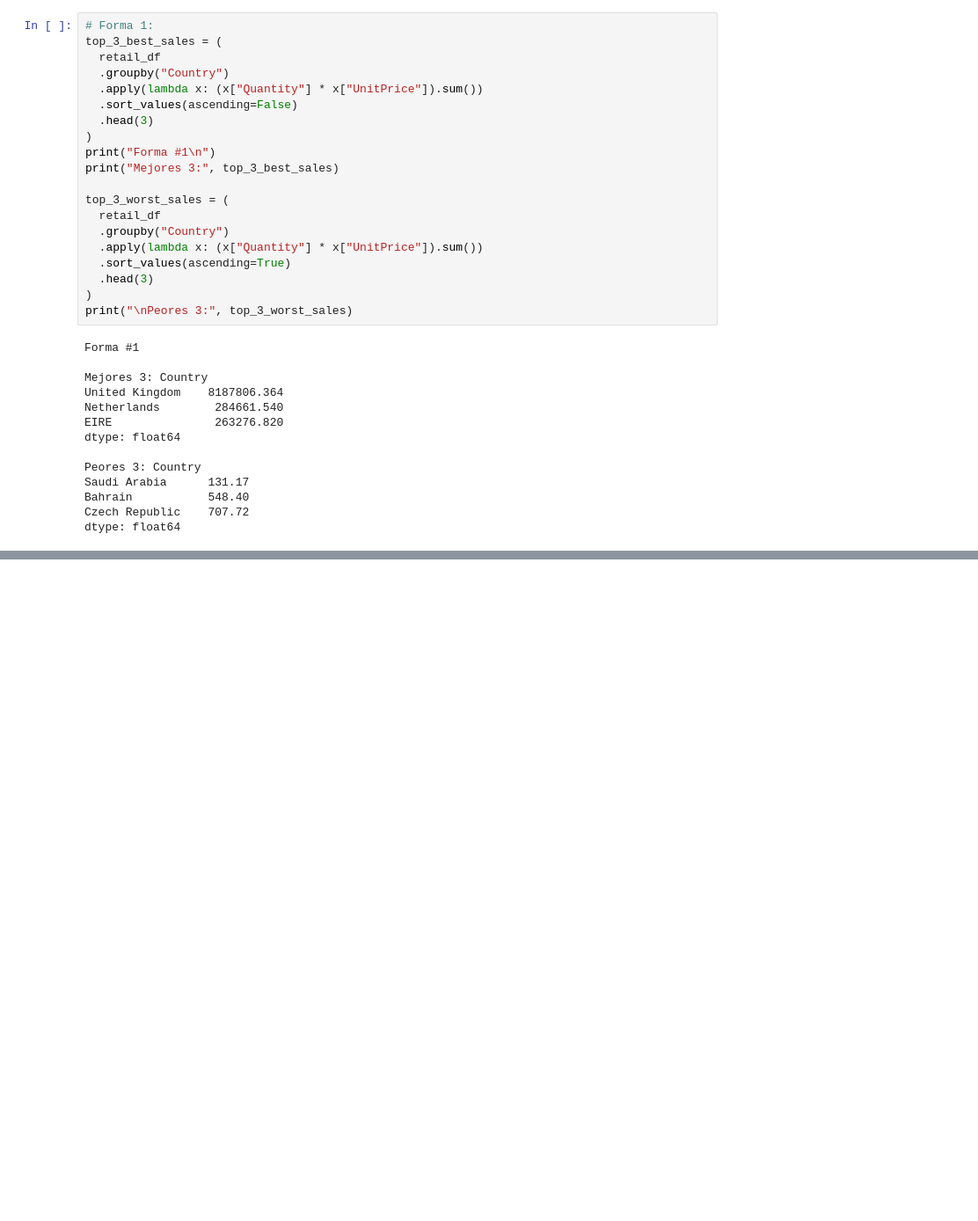
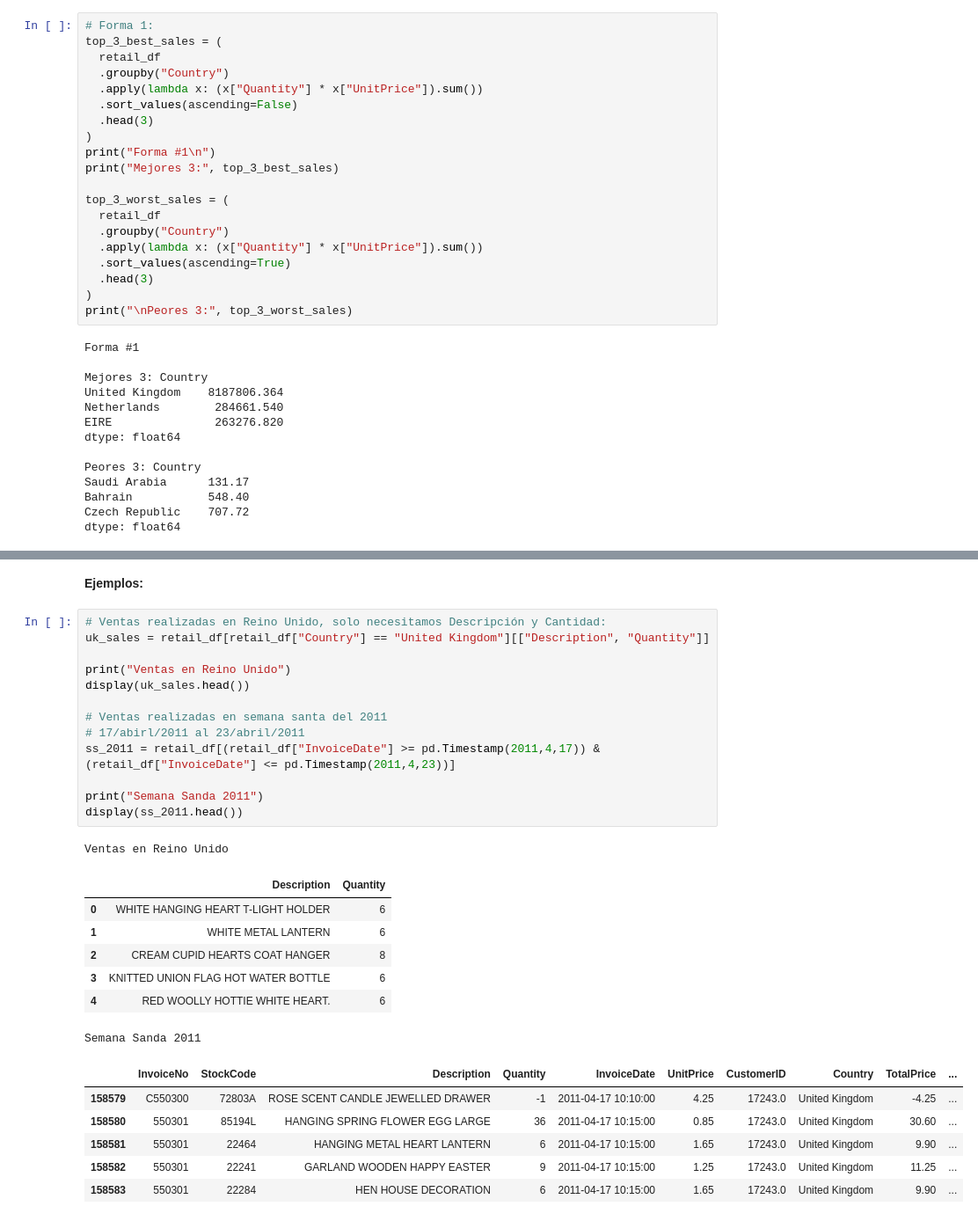
Before and after one commit to pahoalapizco/python_for_data_science, a Jupyter notebook: notebooks/2.0-numpy_pandas_da-pandas.ipynb, the cells around one changed output, grey strips where cells are left out. Shown at 88% size. Drawn from its saved outputs; the diff is of its cells as text; blank space fills up the shorter version.

```diff
--- a/notebooks/2.0-numpy_pandas_da-pandas.ipynb
+++ b/notebooks/2.0-numpy_pandas_da-pandas.ipynb
@@ -645,0 +668,30 @@ dtype: float64
+# %% [markdown]
+**Ejemplos:**
+# %%
+# Ventas realizadas en Reino Unido, solo necesitamos Descripción y Cantidad:
+uk_sales = retail_df[retail_df["Country"] == "United Kingdom"][["Description", "Quantity"]]
+
+print("Ventas en Reino Unido")
+display(uk_sales.head())
+
+# Ventas realizadas en semana santa del 2011
+# 17/abirl/2011 al 23/abril/2011
+ss_2011 = retail_df[(retail_df["InvoiceDate"] >= pd.Timestamp(2011,4,17)) & (retail_df["InvoiceDate"] <= pd.Timestamp(2011,4,23))]
+
+print("Semana Sanda 2011")
+display(ss_2011.head())
+# %% [output]
+Ventas en Reino Unido
+|  | Description | Quantity |
+| 0 | WHITE HANGING HEART T-LIGHT HOLDER | 6 |
+| 1 | WHITE METAL LANTERN | 6 |
+| 2 | CREAM CUPID HEARTS COAT HANGER | 8 |
+| 3 | KNITTED UNION FLAG HOT WATER BOTTLE | 6 |
+| 4 | RED WOOLLY HOTTIE WHITE HEART. | 6 |
+Semana Sanda 2011
+|  | InvoiceNo | StockCode | Description | Quantity | InvoiceDate | UnitPrice | CustomerID | Country | TotalPrice | ... |
+| 158579 | C550300 | 72803A | ROSE SCENT CANDLE JEWELLED DRAWER | -1 | 2011-04-17 10:10:00 | 4.25 | 17243.0 | United Kingdom | -4.25 | ... |
+| 158580 | 550301 | 85194L | HANGING SPRING FLOWER EGG LARGE | 36 | 2011-04-17 10:15:00 | 0.85 | 17243.0 | United Kingdom | 30.60 | ... |
+| 158581 | 550301 | 22464 | HANGING METAL HEART LANTERN | 6 | 2011-04-17 10:15:00 | 1.65 | 17243.0 | United Kingdom | 9.90 | ... |
+| 158582 | 550301 | 22241 | GARLAND WOODEN HAPPY EASTER | 9 | 2011-04-17 10:15:00 | 1.25 | 17243.0 | United Kingdom | 11.25 | ... |
+| 158583 | 550301 | 22284 | HEN HOUSE DECORATION | 6 | 2011-04-17 10:15:00 | 1.65 | 17243.0 | United Kingdom | 9.90 | ... |
```
Also changed, not shown: parts of 5 cells of this notebook.
